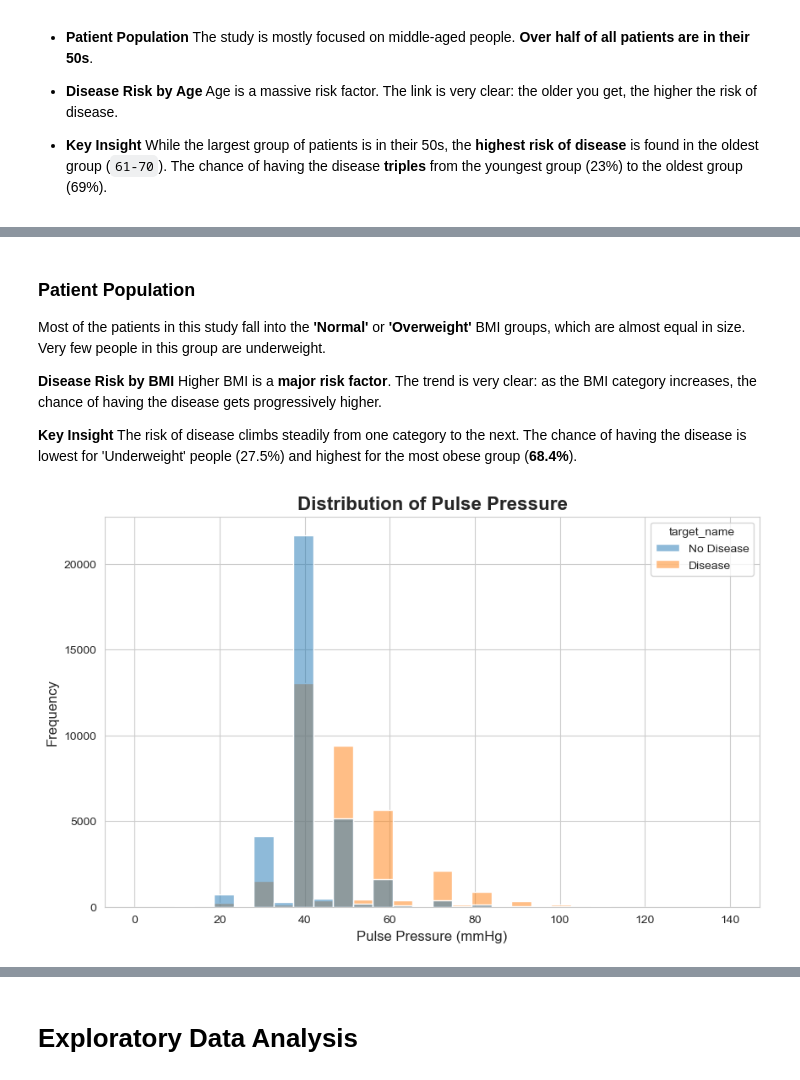
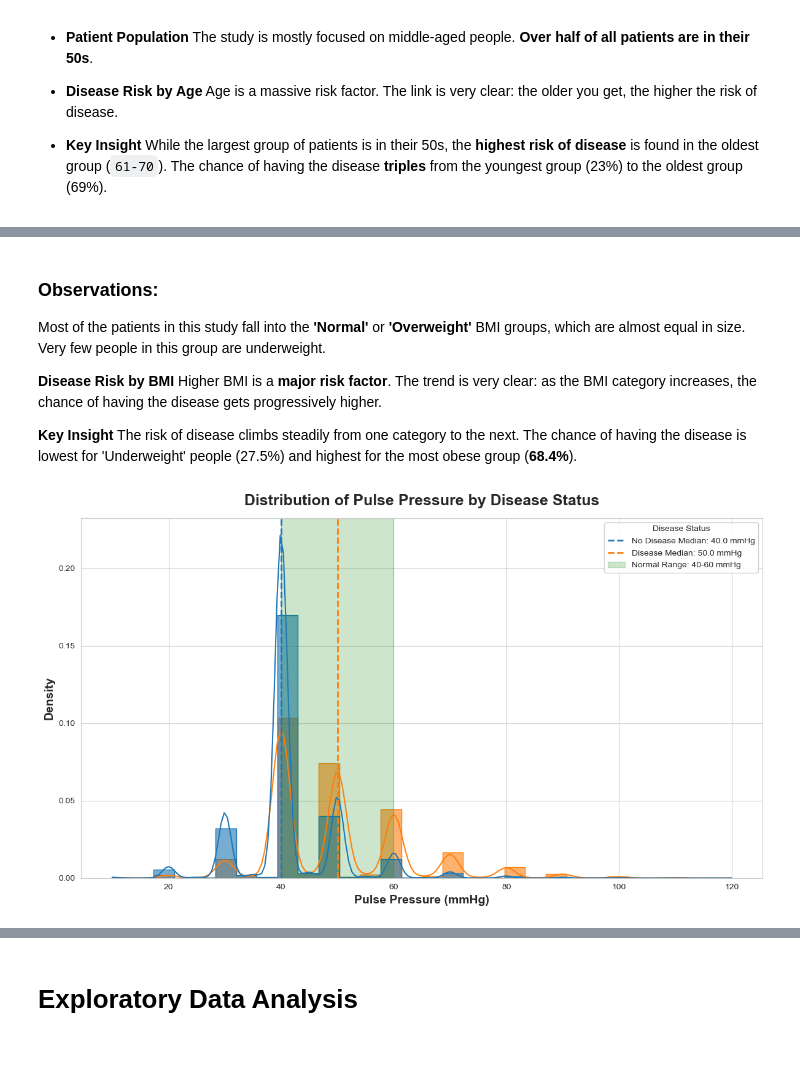
Before and after one commit to Ychandrasekharrao/heart-disease, a Jupyter notebook: src/notebooks/data_analysis.ipynb, the cells around one changed output, grey strips where cells are left out. Saved outputs shown, nothing was run; the diff lists cells and outputs as text; code cells hidden in the pictures; blank space fills up the shorter version.

Commit message:
Initial commit - heart disease prediction project

```diff
--- a/src/notebooks/data_analysis.ipynb
+++ b/src/notebooks/data_analysis.ipynb
@@ -224,5 +279,0 @@ These values are physiologically impossible and represent clear data errors that
-# %%
-# Convert Age from days to years
-if 'Age' in df.columns:
-    df['Age'] = (df['Age'] / 365).round().astype(int)
-    df.rename(columns={'Age': 'Age_Years'}, inplace=True)
@@ -322,4 +496,18 @@ Imputing missing + out-of-range values with IterativeImputer...
 # %% [markdown]
 ### Feature Engineering
+# %%
+# Convert Age from days to years with improved handling
+if 'Age' in df.columns:
+    # Use 365.25 days to account for leap years
+    # Convert to numeric first to handle any non-numeric values
+    df['Age'] = pd.to_numeric(df['Age'], errors='coerce')
+
+    # Convert from days to years, round to nearest integer
+    df['Age'] = (df['Age'] / 365.25).round().astype(int)
+
+    # Rename column to reflect the new unit
+    df.rename(columns={'Age': 'Age_Years'}, inplace=True)
+
+    print(f"Converted Age from days to years ({df['Age_Years'].notna().sum()} values processed)")
 # %%
 # ---------------------------
@@ -586,5 +956,5 @@ del BMI_BINS, BMI_LABELS, plot_data_overall, plot_data_target, total_per_categor
 # %% [markdown]
-### **Patient Population**
+### **Observations:**
 Most of the patients in this study fall into the **'Normal'** or **'Overweight'** BMI groups, which are almost equal in size. Very few people in this group are underweight.
 
 **Disease Risk by BMI**
@@ -593,25 +963,60 @@ Higher BMI is a **major risk factor**. The trend is very clear: as the BMI categ
 **Key Insight**
 The risk of disease climbs steadily from one category to the next. The chance of having the disease is lowest for 'Underweight' people (27.5%) and highest for the most obese group (**68.4%**).
 # %%
-# feature engineering --- Pulse Pressure
+# Feature engineering - Calculate Pulse Pressure
 df['Pulse_Pressure'] = df['Systolic_BP'] - df['Diastolic_BP']
 
 # Ensure target_name is defined for plotting
 if 'target_name' not in df.columns:
-	df['target_name'] = df['target'].map({0: 'No Disease', 1: 'Disease'})
+    df['target_name'] = df['target'].map({0: 'No Disease', 1: 'Disease'})
 
 # Define TARGET_PALETTE if not already defined
 TARGET_PALETTE = {'No Disease': '#1f77b4', 'Disease': '#ff7f0e'}
 
-# plot distribution of Pulse Pressure
-plt.figure(figsize=(10, 6))
-sns.histplot(data=df, x='Pulse_Pressure', hue='target_name', bins=30, kde=False, palette=TARGET_PALETTE)
-plt.title('Distribution of Pulse Pressure', fontsize=16, weight='bold')
-plt.xlabel('Pulse Pressure (mmHg)', fontsize=12)
-plt.ylabel('Frequency', fontsize=12)
+# Create figure with improved styling
+plt.figure(figsize=(12, 7))
+sns.set_style('whitegrid')
+
+# Plot distribution with both histogram and density curve
+ax = sns.histplot(
+    data=df,
+    x='Pulse_Pressure',
+    hue='target_name',
+    bins=30,
+    kde=True,  # Add density curves
+    stat='density',  # Use density instead of count for better comparison
+    alpha=0.6,  # Make bars semi-transparent
+    palette=TARGET_PALETTE,
+    element='step',  # Use step-style histograms for cleaner look
+    common_norm=False  # Separate normalization for better group comparison
+)
+
+# Add vertical lines for group medians
+for target, color in TARGET_PALETTE.items():
+    median_val = df[df['target_name'] == target]['Pulse_Pressure'].median()
+    plt.axvline(x=median_val, color=color, linestyle='--', linewidth=2,
+                label=f'{target} Median: {median_val:.1f} mmHg')
+
+# Add normal range shading but with a label for the legend
+plt.axvspan(40, 60, alpha=0.2, color='green', label='Normal Range: 40-60 mmHg')
+
+# Create legend with all elements
+handles, labels = ax.get_legend_handles_labels()
+plt.legend(handles=handles,
+           labels=labels,
+           title='Disease Status',
+           loc='upper right',
+           frameon=True,
+           framealpha=0.9)
+
+# Enhance plot styling
+plt.title('Distribution of Pulse Pressure by Disease Status', fontsize=18, weight='bold', pad=15)
+plt.xlabel('Pulse Pressure (mmHg)', fontsize=14, weight='bold')
+plt.ylabel('Density', fontsize=14, weight='bold')
+plt.tight_layout()
 plt.show()
 # %% [output]
-[figure, old version]
+[figure, new version]
 # %%
 # Check missing % per column
 missing_pct = df.isna().mean() * 100
```
Also changed, not shown: parts of 35 cells of this notebook, 37 other files.
